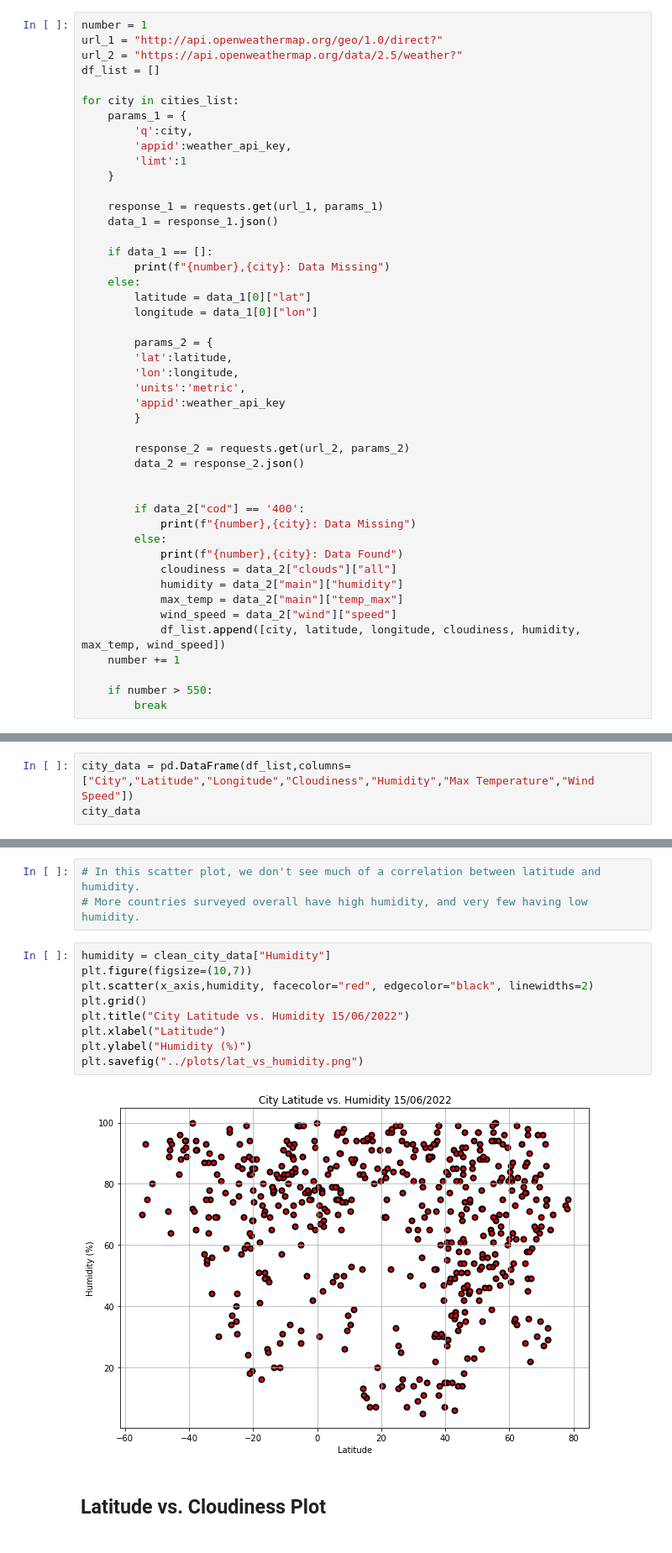
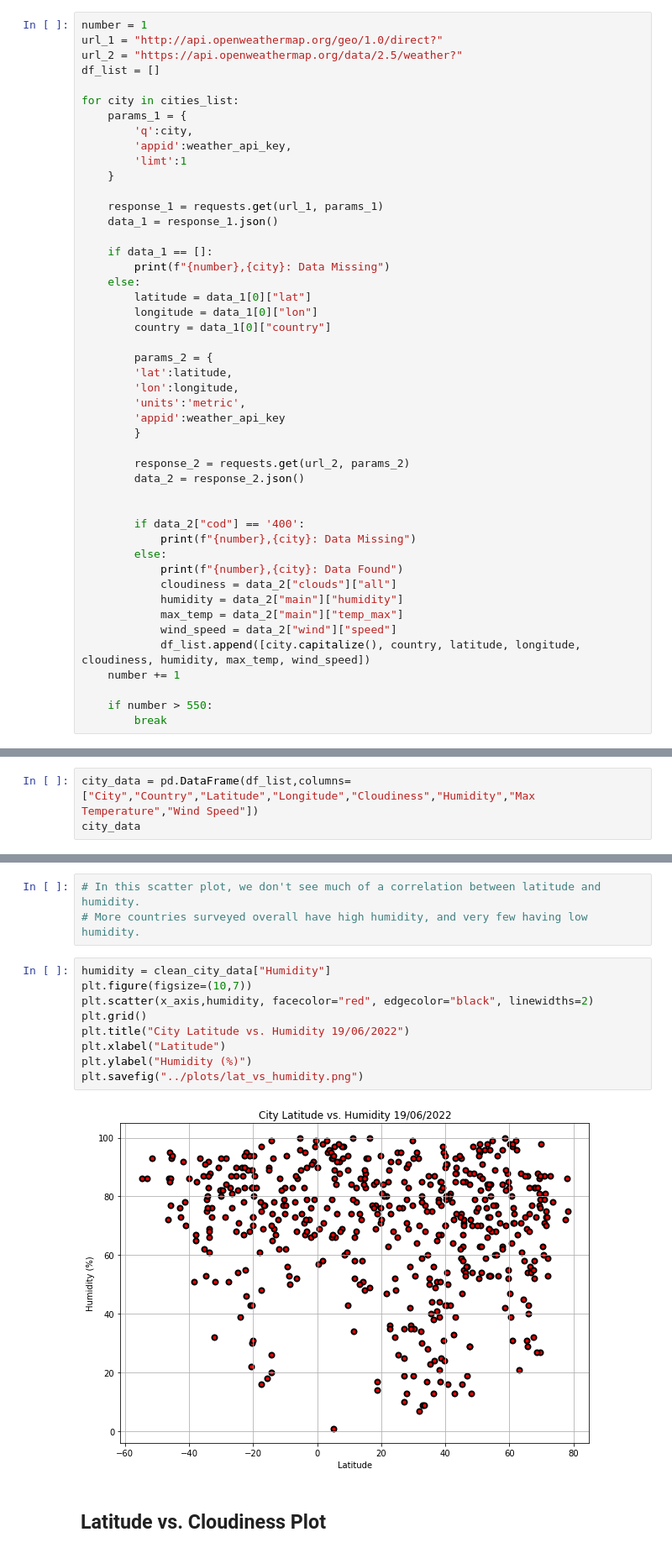
Before and after one commit to alexanderbpowers/python-api-challenge, a Jupyter notebook: WeatherPy/WeatherPy.ipynb, the cells around one changed output, grey strips where cells are left out. Shown: that part at 84% size. Cells and saved outputs as stored; diff of their text form.

```diff
--- a/WeatherPy/WeatherPy.ipynb
+++ b/WeatherPy/WeatherPy.ipynb
@@ -62,6 +62,7 @@ for city in cities_list:
     else:
         latitude = data_1[0]["lat"]
         longitude = data_1[0]["lon"]
+        country = data_1[0]["country"]
 
         params_2 = {
         'lat':latitude,
@@ -82,7 +83,7 @@ for city in cities_list:
             humidity = data_2["main"]["humidity"]
             max_temp = data_2["main"]["temp_max"]
             wind_speed = data_2["wind"]["speed"]
-            df_list.append([city, latitude, longitude, cloudiness, humidity, max_temp, wind_speed])
+            df_list.append([city.capitalize(), country, latitude, longitude, cloudiness, humidity, max_temp, wind_speed])
     number += 1
 
     if number > 550:
@@ -110,6 +111,6 @@ for city in cities_list:
 * Export the city data into a .csv.
 * Display the DataFrame
 # %%
-city_data = pd.DataFrame(df_list,columns=["City","Latitude","Longitude","Cloudiness","Humidity","Max Temperature","Wind Speed"])
+city_data = pd.DataFrame(df_list,columns=["City","Country","Latitude","Longitude","Cloudiness","Humidity","Max Temperature","Wind Speed"])
 city_data
 # %% [output]
@@ -193,14 +194,14 @@ plt.savefig("../plots/lat_vs_temp.png")
 # %%
 humidity = clean_city_data["Humidity"]
 plt.figure(figsize=(10,7))
 plt.scatter(x_axis,humidity, facecolor="red", edgecolor="black", linewidths=2)
 plt.grid()
-plt.title("City Latitude vs. Humidity 15/06/2022")
+plt.title("City Latitude vs. Humidity 19/06/2022")
 plt.xlabel("Latitude")
 plt.ylabel("Humidity (%)")
 plt.savefig("../plots/lat_vs_humidity.png")
 # %% [output]
-[figure, old version]
+[figure, new version]
 # %% [markdown]
 ## Latitude vs. Cloudiness Plot
 # %%
```
Also changed, not shown: parts of 16 cells of this notebook, 14 other files.
